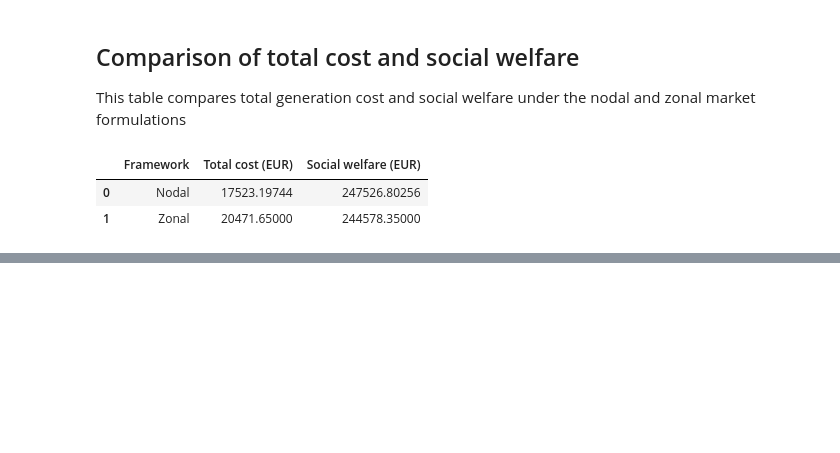
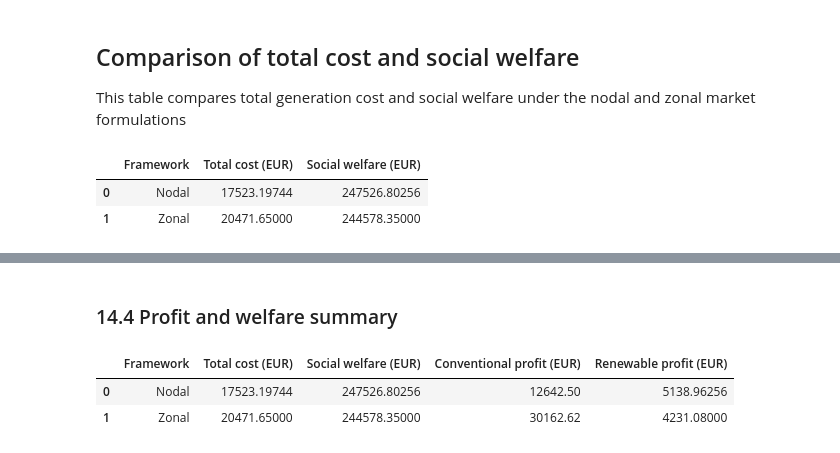
Before and after one commit to KonstantinosKountras/46755-electricity-market-clearing_Asgn1, a Jupyter notebook: Assignment1_3zonal.ipynb, the cells around one changed output, grey strips where cells are left out. Drawn from its saved outputs; the diff is of its cells as text; code cells hidden in the pictures; blank space fills up the shorter version.

```diff
--- a/Assignment1_3zonal.ipynb
+++ b/Assignment1_3zonal.ipynb
@@ -495,0 +688,22 @@ display(summary_df)
+# %% [markdown]
+### 14.4 Profit and welfare summary
+# %%
+summary_df = pd.DataFrame({
+    "Framework": ["Nodal", "Zonal"],
+    "Total cost (EUR)": [nodal_total_cost, float(res["total_cost"])],
+    "Social welfare (EUR)": [nodal_welfare, float(res["welfare"])],
+    "Conventional profit (EUR)": [
+        conv_profit_df["Profit nodal (EUR)"].sum(),
+        conv_profit_df["Profit zonal (EUR)"].sum()
+    ],
+    "Renewable profit (EUR)": [
+        renew_profit_df["Profit nodal (EUR)"].sum(),
+        renew_profit_df["Profit zonal (EUR)"].sum()
+    ]
+})
+
+display(summary_df)
+# %% [output]
+|  | Framework | Total cost (EUR) | Social welfare (EUR) | Conventional profit (EUR) | Renewable profit (EUR) |
+| 0 | Nodal | 17523.19744 | 247526.80256 | 12642.50 | 5138.96256 |
+| 1 | Zonal | 20471.65000 | 244578.35000 | 30162.62 | 4231.08000 |
```
Also changed, not shown: parts of 13 cells of this notebook, 2 other files.
